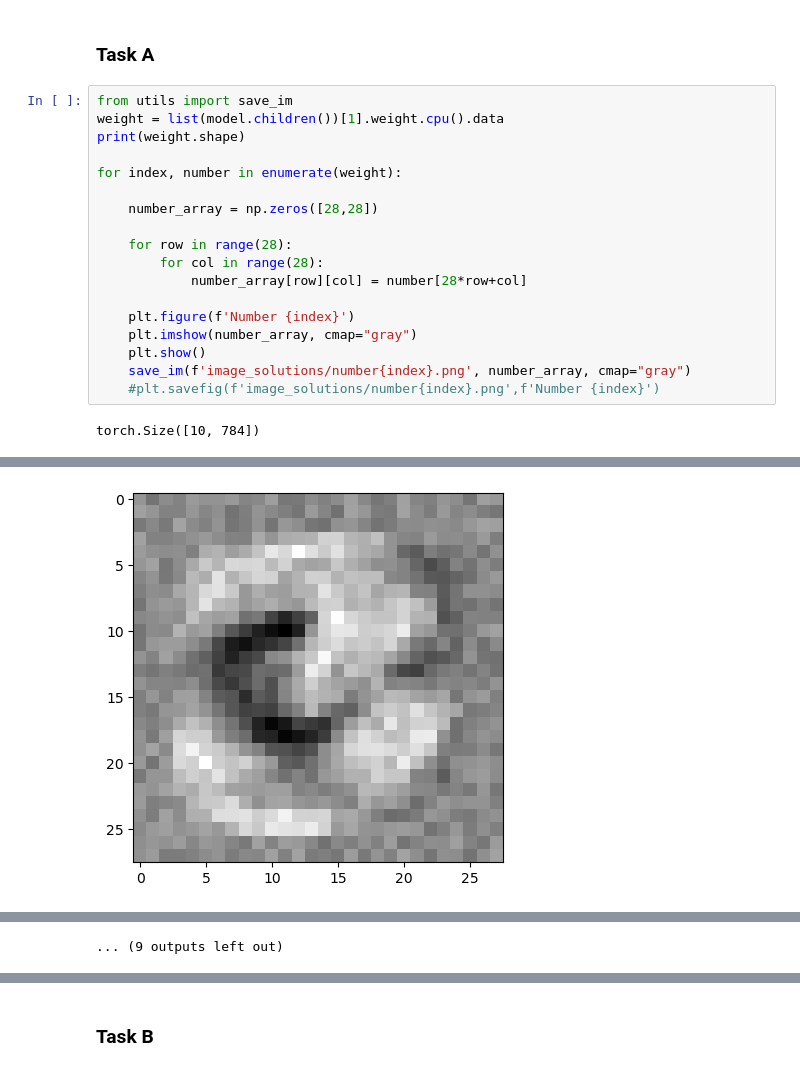
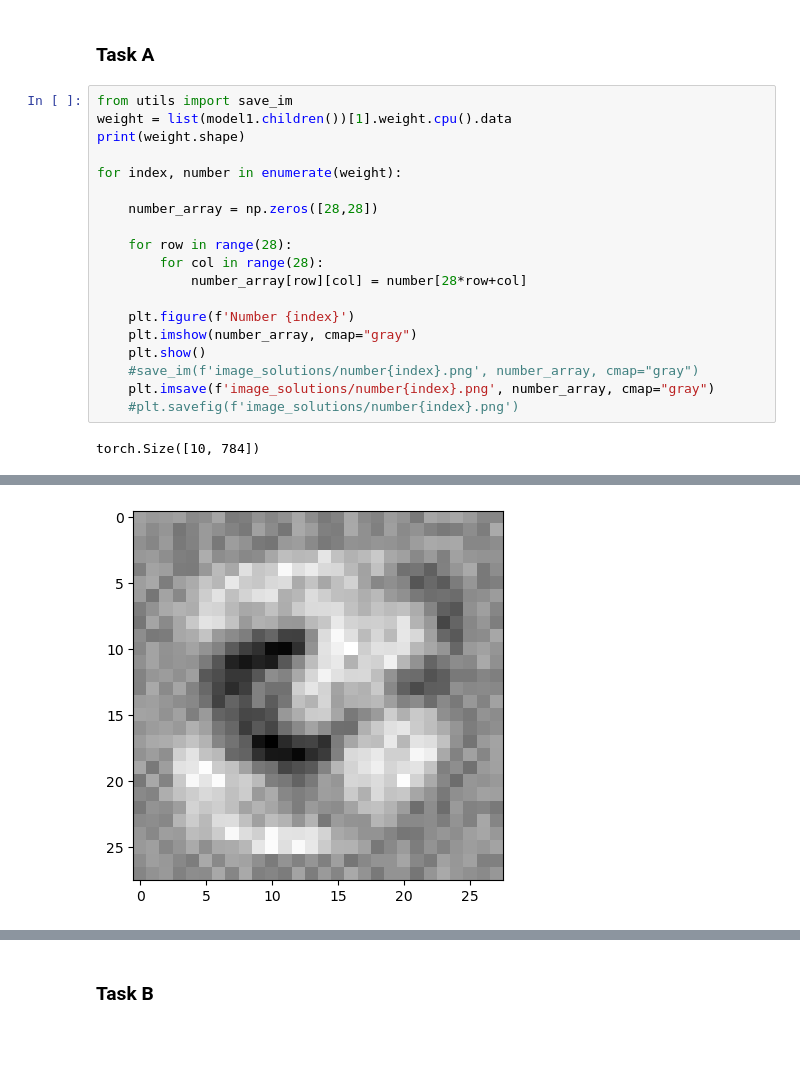
Before and after one commit to olofljunggren/TDT4195-IP, a Jupyter notebook: assignment1/assignment1/task4.ipynb, the cells around one changed output, grey strips where cells are left out. Cells and saved outputs as stored; diff of their text form; blank space fills up the shorter version.

```diff
--- a/assignment1/assignment1/task4.ipynb
+++ b/assignment1/assignment1/task4.ipynb
@@ -200,7 +200,7 @@ Final Test loss: 1.9295185681363645. Final Test accuracy: 0.9021
 ### Task A
 # %%
 from utils import save_im
-weight = list(model.children())[1].weight.cpu().data
+weight = list(model1.children())[1].weight.cpu().data
 print(weight.shape)
 
 for index, number in enumerate(weight):
@@ -214,8 +214,9 @@ for index, number in enumerate(weight):
     plt.figure(f'Number {index}')
     plt.imshow(number_array, cmap="gray")
     plt.show()
-    save_im(f'image_solutions/number{index}.png', number_array, cmap="gray")
-    #plt.savefig(f'image_solutions/number{index}.png',f'Number {index}')
+    #save_im(f'image_solutions/number{index}.png', number_array, cmap="gray")
+    plt.imsave(f'image_solutions/number{index}.png', number_array, cmap="gray")
+    #plt.savefig(f'image_solutions/number{index}.png')
 # %% [output]
 torch.Size([10, 784])
 [figure]
@@ -227 +225 @@ Warning: The dynamic range of the image is [-0.2850818336009979, 0.1869248747825
-[figure, old version]
+[figure, new version]
@@ -231,2 +227 @@ Warning: The dynamic range of the image is [-0.25880154967308044, 0.274875223636
 [figure]
-... (9 outputs left out)
```
Also changed, not shown: parts of 3 cells of this notebook, 20 other files.
